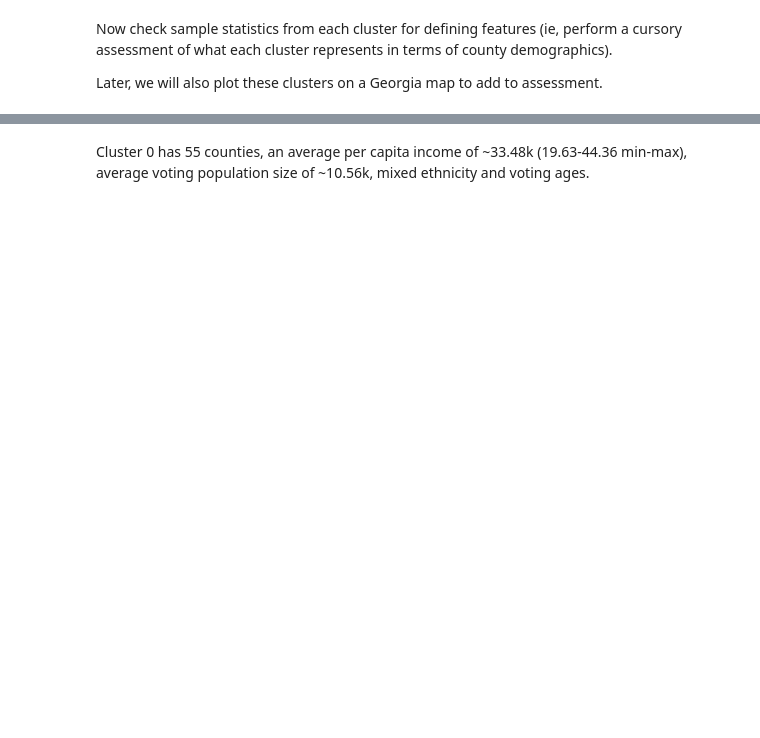
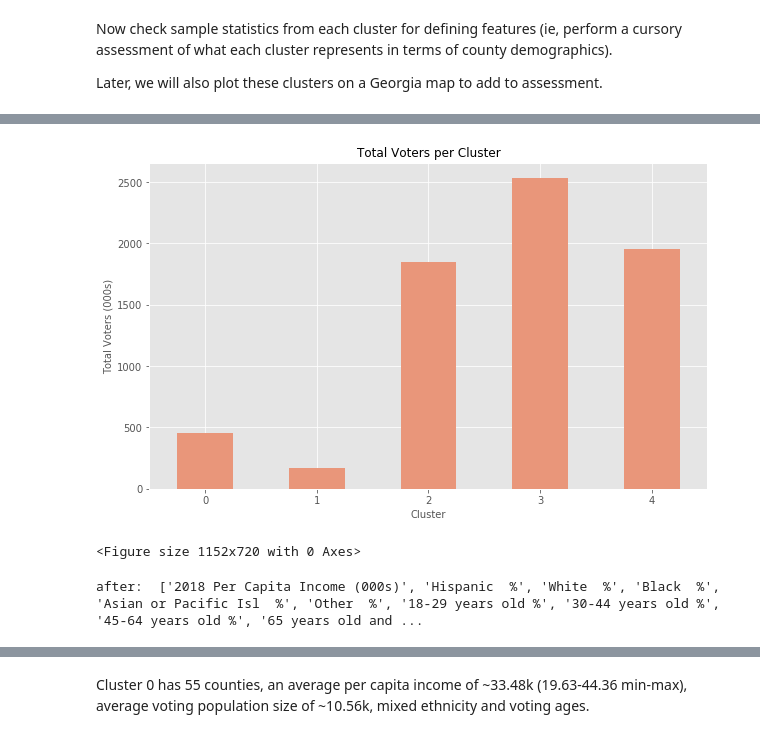
Before and after one commit to jot-43/Coursera_Capstone, a Jupyter notebook: JTs Coursera Capstone.ipynb, the cells around one changed output, grey strips where cells are left out. Drawn from its saved outputs; the diff is of its cells as text; code cells hidden in the pictures; blank space fills up the shorter version.

```diff
--- a/JTs Coursera Capstone.ipynb
+++ b/JTs Coursera Capstone.ipynb
@@ -1446,0 +1499,24 @@ df_counties_merged[cols].loc[df_counties_merged['Cluster']==0].describe()
+# %%
+#plot a bar chart for each cluster's stat result
+df_cluster_stats['Total Voters (000s)'].plot(
+    kind='bar', figsize=(10, 6), rot=0,
+    color='darksalmon')
+
+plt.xlabel('Cluster', fontsize=10)
+plt.ylabel('Total Voters (000s)', fontsize=10)
+plt.title('Total Voters per Cluster', fontsize=12)
+
+plt.figure(figsize=(16,10))
+
+plt.show()
+# %% [output]
+[figure, added]
+<Figure size 1152x720 with 0 Axes>
+# %%
+#prep for remaining cluster bar charts.  Set colours and
+#get rid of the large value voting population (skews bar charts) and
+#superfluous cluster col (cluster is the index for the plot df)
+kcols.remove("Voting Pop (000s)")
+kcols.remove("Cluster")
+# %% [output]
+after:  ['2018 Per Capita Income (000s)', 'Hispanic  %', 'White  %', 'Black  %', 'Asian or Pacific Isl  %', 'Other  %', '18-29 years old %', '30-44 years old %', '45-64 years old %', '65 years old and ...
```
Also changed, not shown: parts of 38 cells of this notebook.
